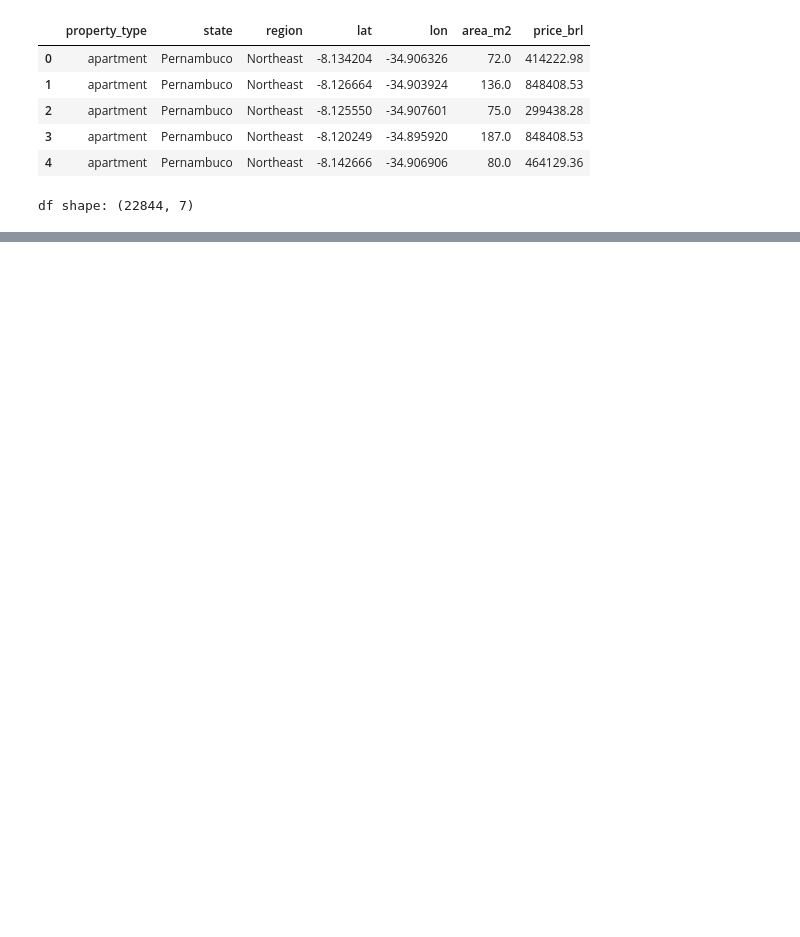
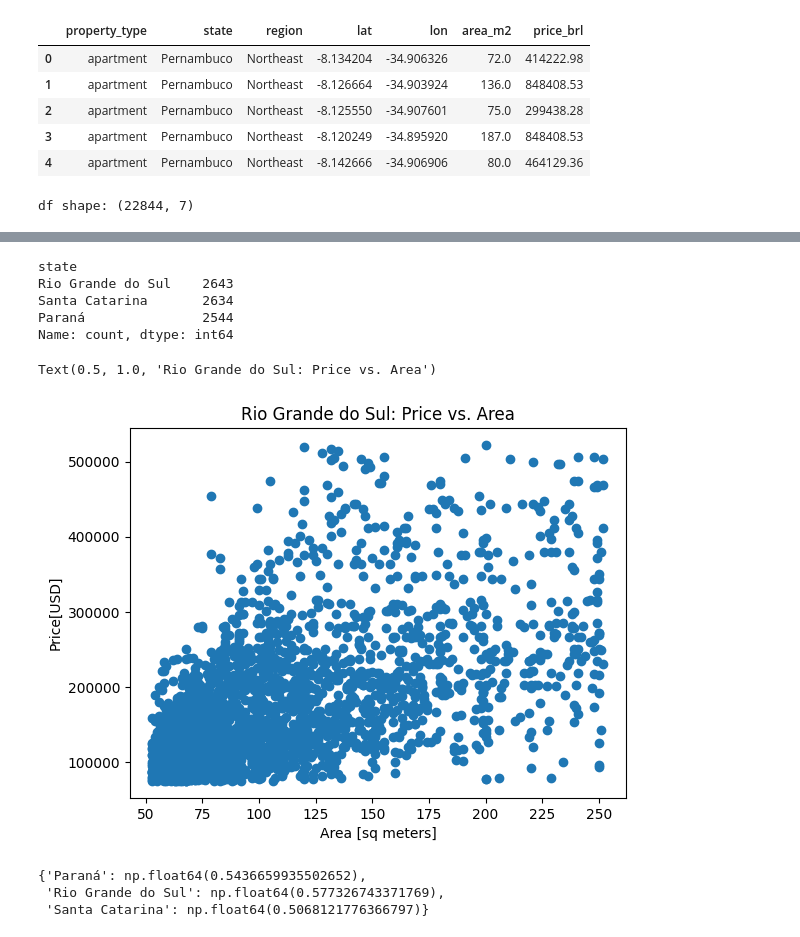
Before and after one commit to afadamarcello-code/WQU-Applied-Data-Science-Lab, a Jupyter notebook: brazil_housing_analysis.ipynb, the cells around one changed output, grey strips where cells are left out. Cells and saved outputs as stored; diff of their text form; code cells hidden in the pictures; blank space fills up the shorter version.

```diff
--- a/brazil_housing_analysis.ipynb
+++ b/brazil_housing_analysis.ipynb
@@ -96,0 +193,38 @@ df shape: (22844, 7)
+# %%
+#create a Series homes_by_state that contains the number of properties in each state in df_south.
+homes_by_state =df_south["state"].value_counts()
+homes_by_state
+# %% [output]
+state
+Rio Grande do Sul    2643
+Santa Catarina       2634
+Paraná               2544
+Name: count, dtype: int64
+# %%
+# Subset data
+df_south_rgs = df[df["state"] == "Rio Grande do Sul"]
+
+# Build scatter plot
+fig, ax = plt.subplots()
+ax.scatter(x=df_south_rgs["area_m2"] , y=df_south_rgs["price_usd"])
+
+
+# Label axes
+plt.xlabel("Area [sq meters]")
+plt.ylabel("Price[USD]")
+# Add title
+plt.title("Rio Grande do Sul: Price vs. Area")
+# %% [output]
+Text(0.5, 1.0, 'Rio Grande do Sul: Price vs. Area')
+[figure, added]
+# %%
+#dictionary south_states_corr, where the keys are the names of the three states in the "South" region of Brazil, and their associated values are the correlation coefficient between "area_m2" and "price_usd" in that state.
+south_states_corr = {
+state: df_south[df_south["state"] == state][["area_m2", "price_usd"]].corr().iloc[0,1]
+for state in df_south["state"].unique()
+}
+south_states_corr
+# %% [output]
+{'Paraná': np.float64(0.5436659935502652),
+ 'Rio Grande do Sul': np.float64(0.577326743371769),
+ 'Santa Catarina': np.float64(0.5068121776366797)}
```
Also changed, not shown: parts of 14 cells of this notebook.
